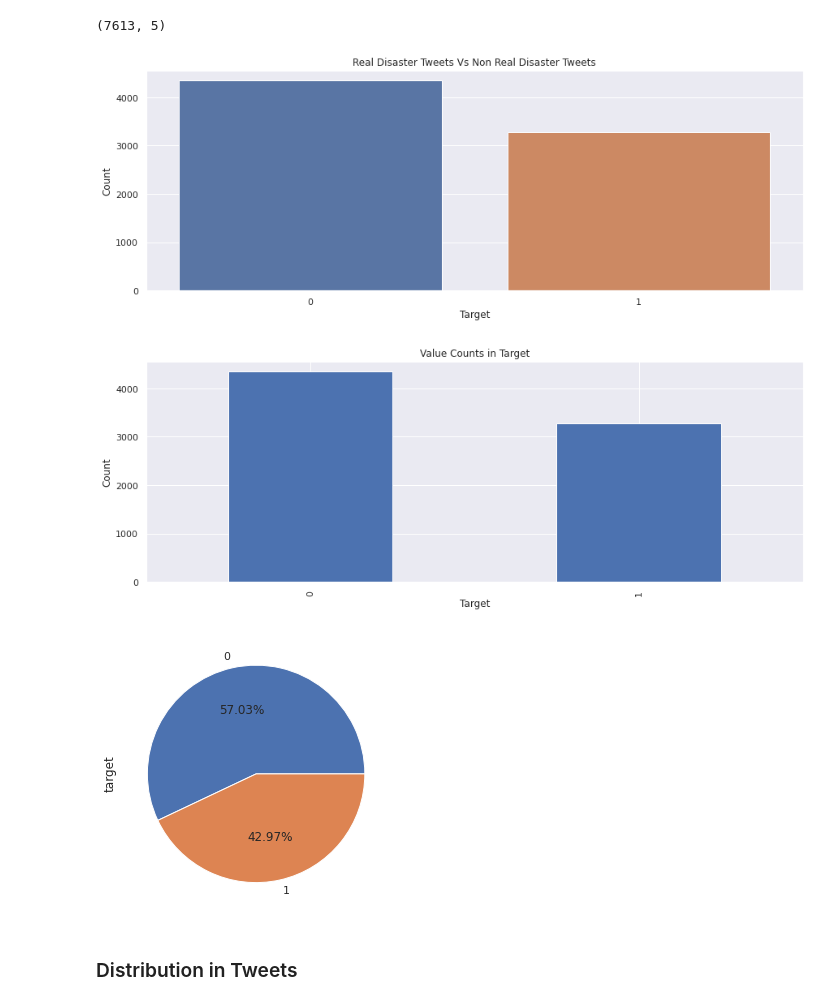
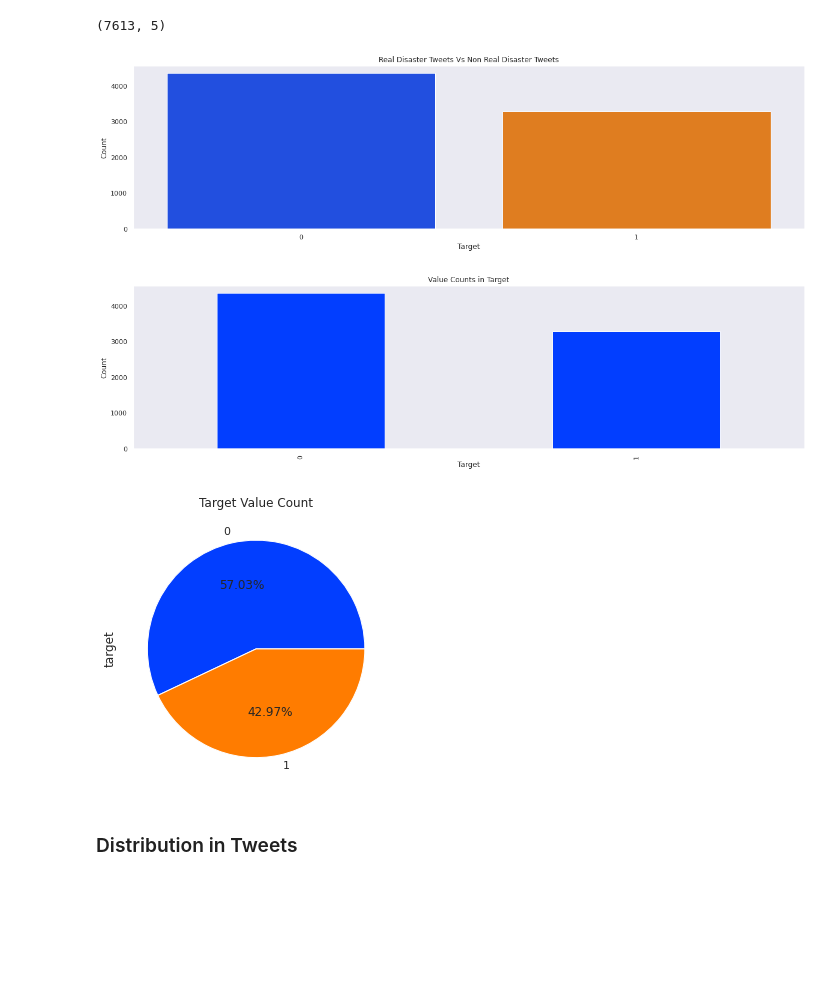
Before and after one commit to data-analytics-professionals/tweet-classification, a Jupyter notebook: tweets.ipynb, the cells around one changed output. Cells and saved outputs as stored; diff of their text form; code cells hidden in the pictures; blank space fills up the shorter version.

Commit message:
Fine Tuned Plots

```diff
--- a/tweets.ipynb
+++ b/tweets.ipynb
@@ -30,10 +30,12 @@ import pandas as pd
 import matplotlib.pyplot as plt
 import seaborn as sns
 import preprocess_kgptalkie as kgp
-
-sns.set_theme(style="darkgrid")
-sns.color_palette("bright")
-sns.set(rc={'figure.figsize':(14.5, 5)})
+# %%
+# Set seaborn settings
+sns.set(rc={'figure.figsize':(20, 5)})
+sns.set_theme(context='notebook', style='dark', palette='bright', font='sans-serif', font_scale=1, color_codes=True, rc=None)
+
+# %matplotlib inline
 # %% [markdown]
 # Data Acquisition
 # %%
@@ -62,7 +64,7 @@ plt.ylabel('Count')
 plt.xlabel('Target')
 plt.show()
 # %% [output]
-[figure, old version]
+[figure, new version]
 # %%
 # Return counts of unique values within target feature.
 df['target'].value_counts().plot.bar()
@@ -71,13 +73,14 @@ plt.ylabel('Count')
 plt.xlabel('Target')
 plt.show()
 # %% [output]
-[figure, old version]
+[figure, new version]
 # %%
 # Generate a pie plot for target feature.
 df['target'].value_counts().plot.pie(autopct='%1.2f%%')
+plt.title('Target Value Count')
 plt.show()
 # %% [output]
-[figure, old version]
+[figure, new version]
 # %% [markdown]
 ### Distribution in Tweets
 # %%
```
Also changed, not shown: parts of 11 cells of this notebook.
